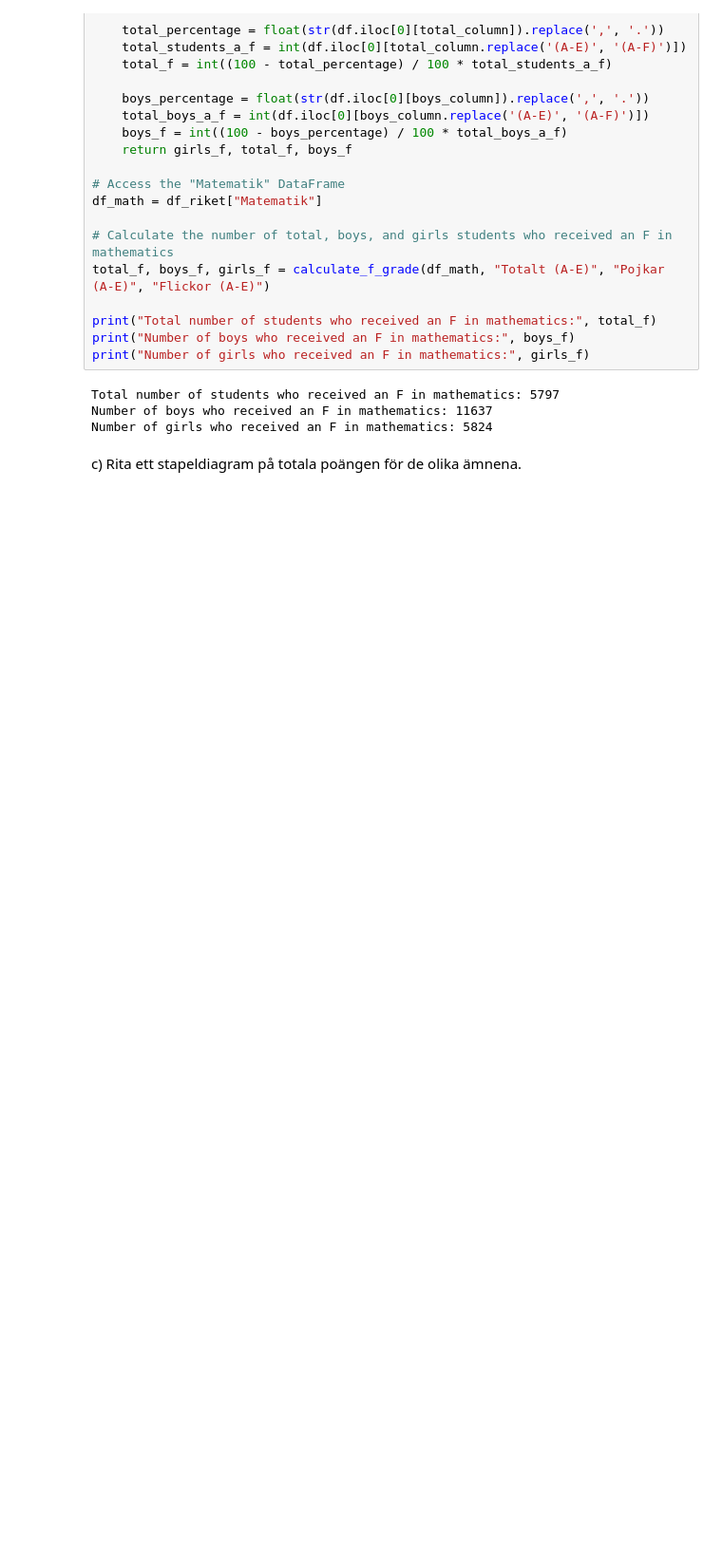
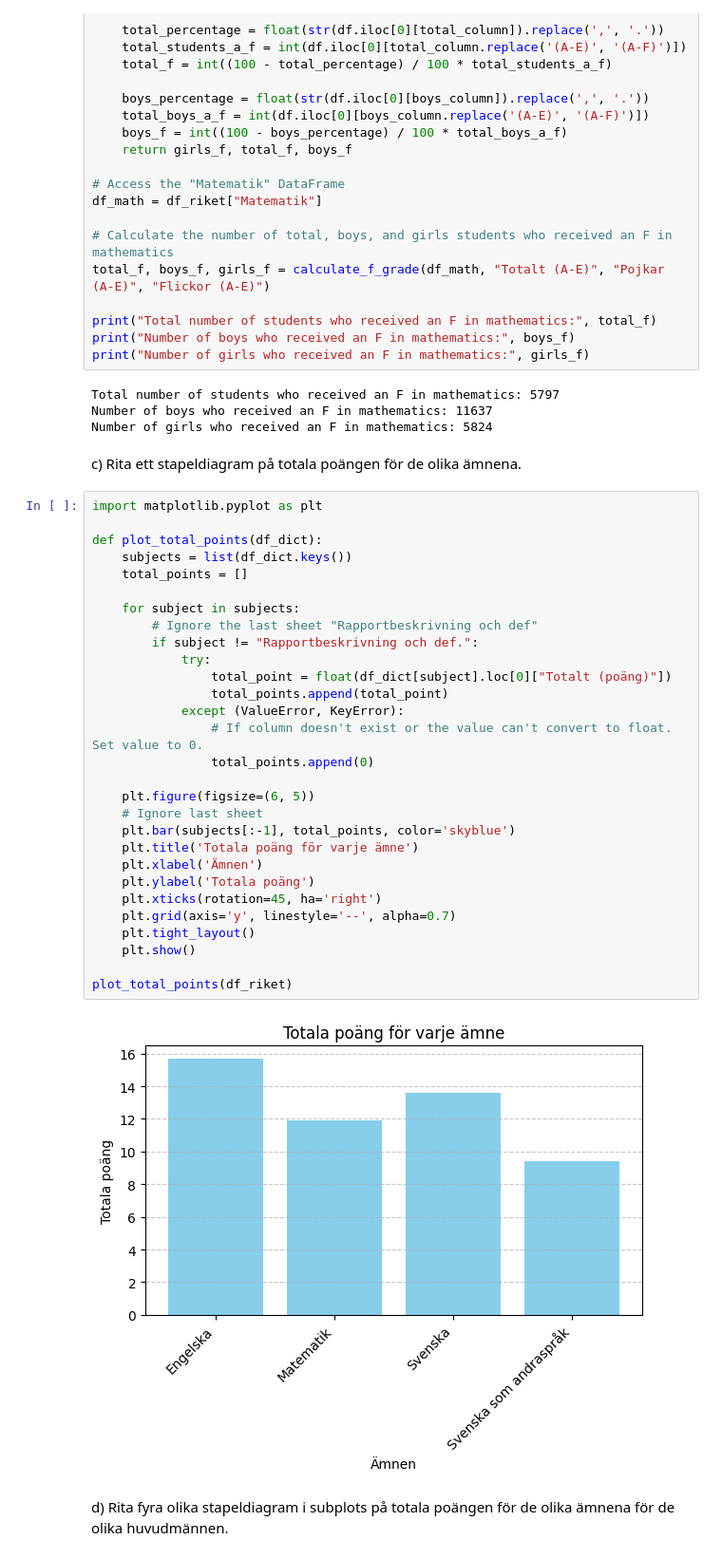
Before and after one commit to LouiseLuoto/Python-Louise-Luoto-OPA23, a Jupyter notebook: Laboration2/code.ipynb, the cells around one changed output. Shown: that part at 95% size. Saved outputs shown, nothing was run; the diff lists cells and outputs as text; blank space fills up the shorter version.

Commit message:
plot bar of total points of each subject

```diff
--- a/Laboration2/code.ipynb
+++ b/Laboration2/code.ipynb
@@ -53,3 +53,36 @@ Number of boys who received an F in mathematics: 11637
 Number of girls who received an F in mathematics: 5824
 # %% [markdown]
 c) Rita ett stapeldiagram på totala poängen för de olika ämnena.
+# %%
+import matplotlib.pyplot as plt
+
+def plot_total_points(df_dict):
+    subjects = list(df_dict.keys())
+    total_points = []
+
+    for subject in subjects:
+        # Ignore the last sheet "Rapportbeskrivning och def"
+        if subject != "Rapportbeskrivning och def.":
+            try:
+                total_point = float(df_dict[subject].loc[0]["Totalt (poäng)"])
+                total_points.append(total_point)
+            except (ValueError, KeyError):
+                # If column doesn't exist or the value can't convert to float. Set value to 0.
+                total_points.append(0)
+
+    plt.figure(figsize=(6, 5))
+    # Ignore last sheet
+    plt.bar(subjects[:-1], total_points, color='skyblue')
+    plt.title('Totala poäng för varje ämne')
+    plt.xlabel('Ämnen')
+    plt.ylabel('Totala poäng')
+    plt.xticks(rotation=45, ha='right')
+    plt.grid(axis='y', linestyle='--', alpha=0.7)
+    plt.tight_layout()
+    plt.show()
+
+plot_total_points(df_riket)
+# %% [output]
+[figure, added]
+# %% [markdown]
+d) Rita fyra olika stapeldiagram i subplots på totala poängen för de olika ämnena för de olika huvudmännen.
```
